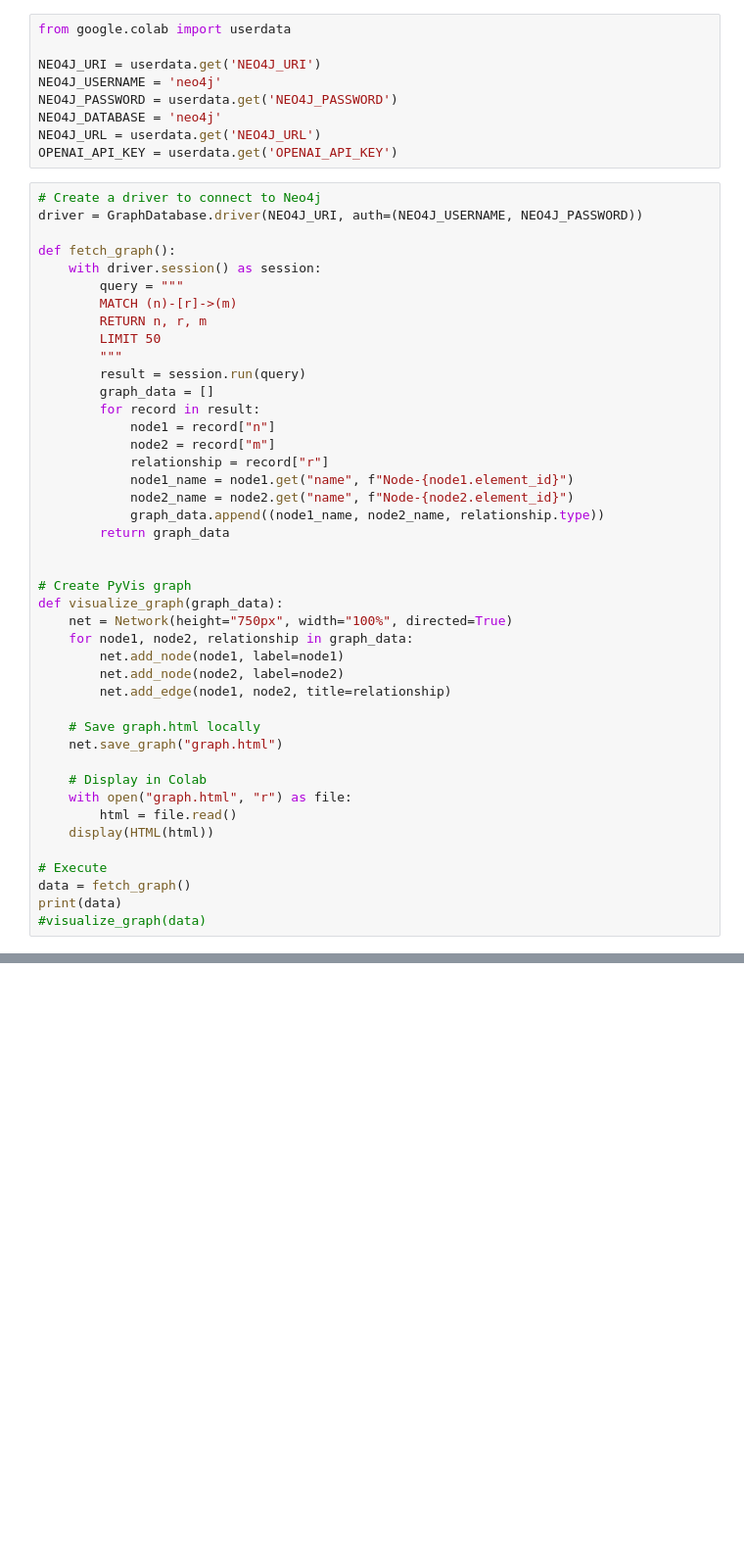
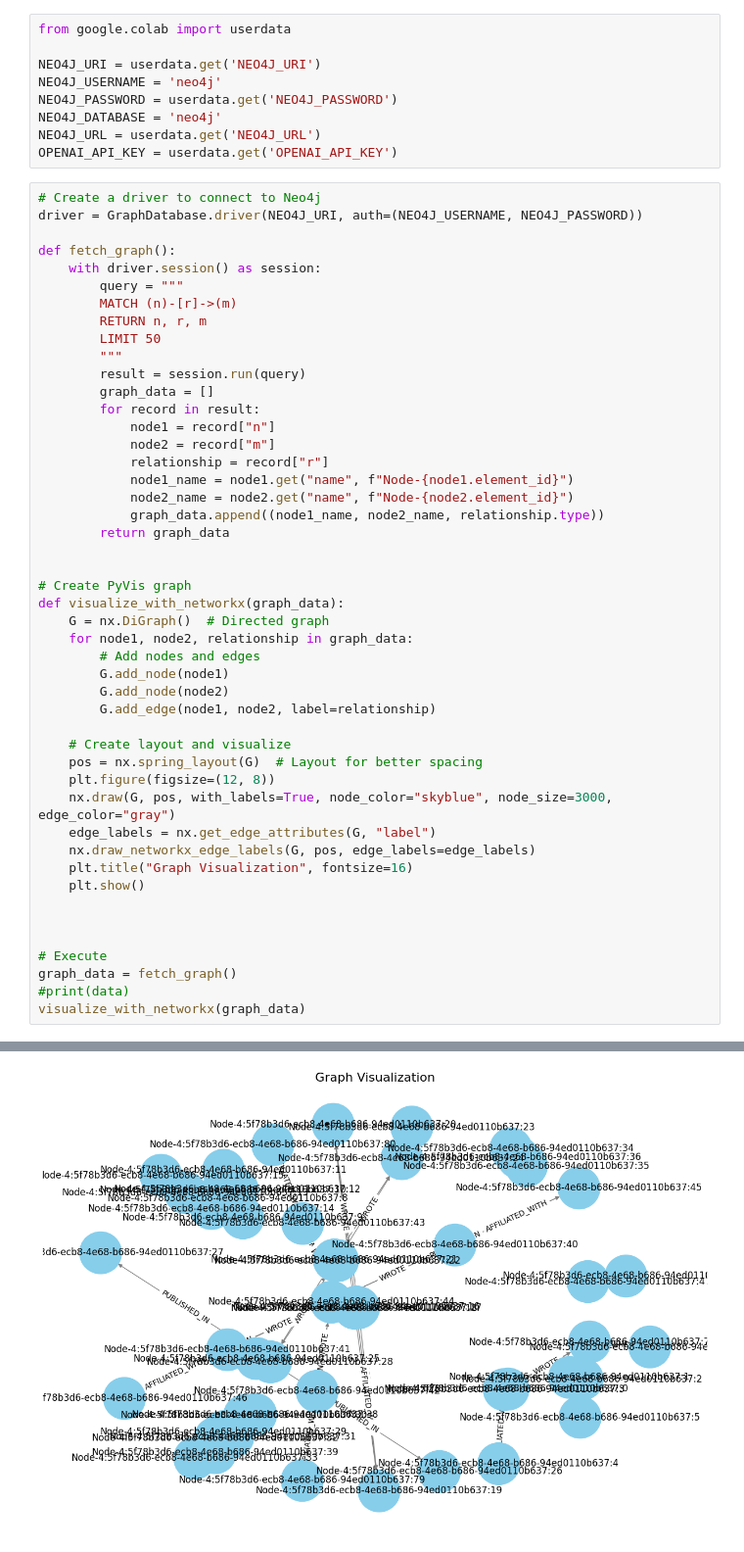
Before and after one commit to albertebaht/02456-deeplearning-project, a Jupyter notebook: visualization.ipynb, the cells around one changed output, grey strips where cells are left out. Shown: that part at 98% size. Cells and saved outputs as stored; diff of their text form; blank space fills up the shorter version.

```diff
--- a/visualization.ipynb
+++ b/visualization.ipynb
@@ -61,23 +60,27 @@ def fetch_graph():
 
 
 # Create PyVis graph
-def visualize_graph(graph_data):
-    net = Network(height="750px", width="100%", directed=True)
+def visualize_with_networkx(graph_data):
+    G = nx.DiGraph()  # Directed graph
     for node1, node2, relationship in graph_data:
-        net.add_node(node1, label=node1)
-        net.add_node(node2, label=node2)
-        net.add_edge(node1, node2, title=relationship)
+        # Add nodes and edges
+        G.add_node(node1)
+        G.add_node(node2)
+        G.add_edge(node1, node2, label=relationship)
 
-    # Save graph.html locally
-    net.save_graph("graph.html")
+    # Create layout and visualize
+    pos = nx.spring_layout(G)  # Layout for better spacing
+    plt.figure(figsize=(12, 8))
+    nx.draw(G, pos, with_labels=True, node_color="skyblue", node_size=3000, edge_color="gray")
+    edge_labels = nx.get_edge_attributes(G, "label")
+    nx.draw_networkx_edge_labels(G, pos, edge_labels=edge_labels)
+    plt.title("Graph Visualization", fontsize=16)
+    plt.show()
 
-    # Display in Colab
-    with open("graph.html", "r") as file:
-        html = file.read()
-    display(HTML(html))
+
 
 # Execute
-data = fetch_graph()
-print(data)
-#visualize_graph(data)
+graph_data = fetch_graph()
+#print(data)
+visualize_with_networkx(graph_data)
 # %% [output]
@@ -84,0 +87 @@ print(data)
+[figure, added]
```
Also changed, not shown: parts of 29 cells of this notebook.
